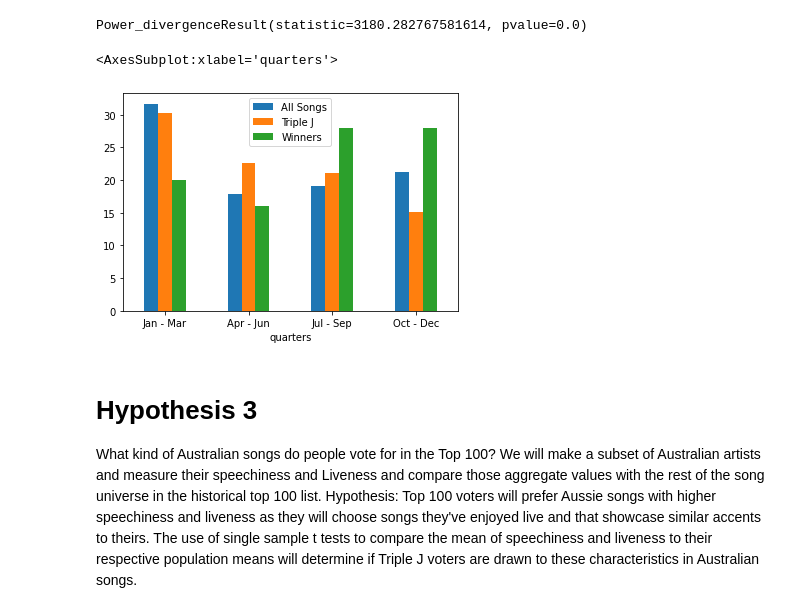
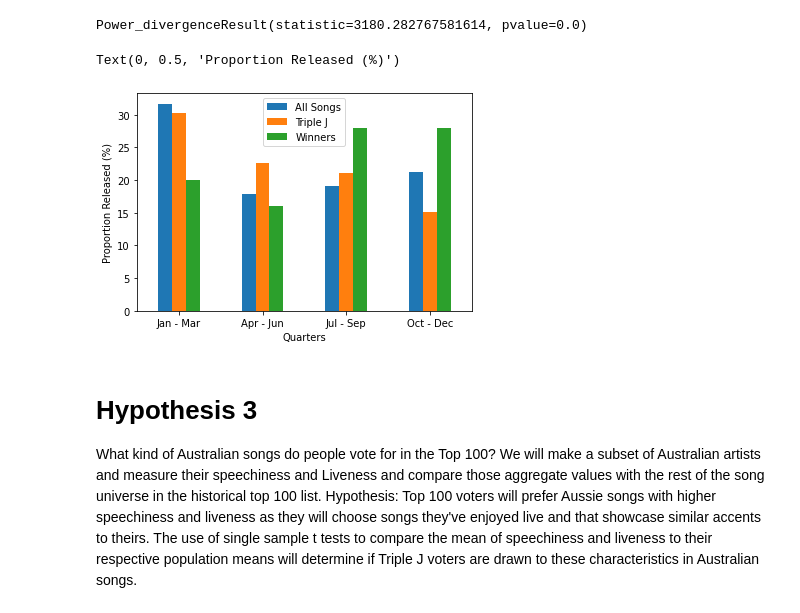
Before and after one commit to relaernu/project_1, a Jupyter notebook: Notebooks/some_analysed.ipynb, the cells around one changed output. Saved outputs shown, nothing was run; the diff lists cells and outputs as text; code cells hidden in the pictures.

```diff
--- a/Notebooks/some_analysed.ipynb
+++ b/Notebooks/some_analysed.ipynb
@@ -454,24 +454,25 @@ Power_divergenceResult(statistic=3180.282767581614, pvalue=0.0)
 # %%
 hpt2_spotify_df_qtr.reset_index()
 spotify_list = list(hpt2_spotify_df_qtr["name"])
 spotify_list = pd.Series(spotify_list/total_songs2*100)
 
 hpt2_df_qtr.reset_index()
 triplej_list = list(hpt2_df_qtr["title"])
 triplej_list = pd.Series(triplej_list/total_songs*100)
 
 hpt2_winners_df_qtr.reset_index()
 winners_list = list(hpt2_winners_df_qtr["title"])
 winners_list = pd.Series(winners_list/total_songs1*100)
 
 index = ["Jan - Mar", "Apr - Jun", "Jul - Sep", "Oct - Dec"]
 
-graph_df = pd.DataFrame({"quarters": index, "All Songs": spotify_list, "Triple J": triplej_list, "Winners": winners_list,})
-graph_df = graph_df.set_index("quarters")
-graph_df.plot.bar(rot = 0)
+graph_df = pd.DataFrame({"Quarters": index, "All Songs": spotify_list, "Triple J": triplej_list, "Winners": winners_list,})
+graph_df = graph_df.set_index("Quarters")
+ax = graph_df.plot.bar(rot = 0,)
+ax.set_ylabel("Proportion Released (%)")
 # %% [output]
-<AxesSubplot:xlabel='quarters'>
+Text(0, 0.5, 'Proportion Released (%)')
-[figure, old version]
+[figure, new version]
 # %% [markdown]
 # Hypothesis 3
 What kind of Australian songs do people vote for in the Top 100? We will make a subset of Australian artists and measure their speechiness and Liveness and compare those aggregate values with the rest of the song universe in the historical top 100 list. Hypothesis: Top 100 voters will prefer Aussie songs with higher speechiness and liveness as they will choose songs they've enjoyed live and that showcase similar accents to theirs. The use of single sample t tests to compare the mean of speechiness and liveness to their respective population means will determine if Triple J voters are drawn to these characteristics in Australian songs.
```
Also changed, not shown: parts of 5 cells of this notebook.
